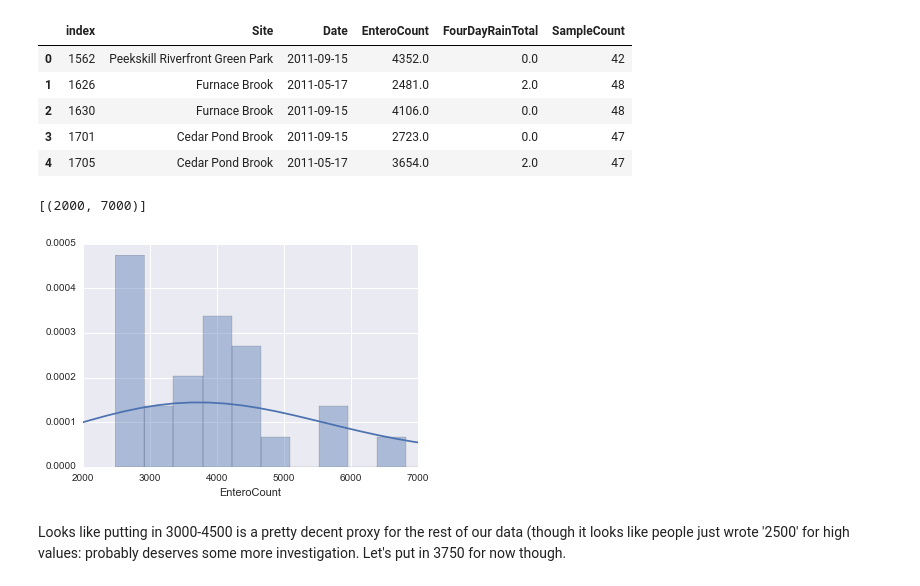
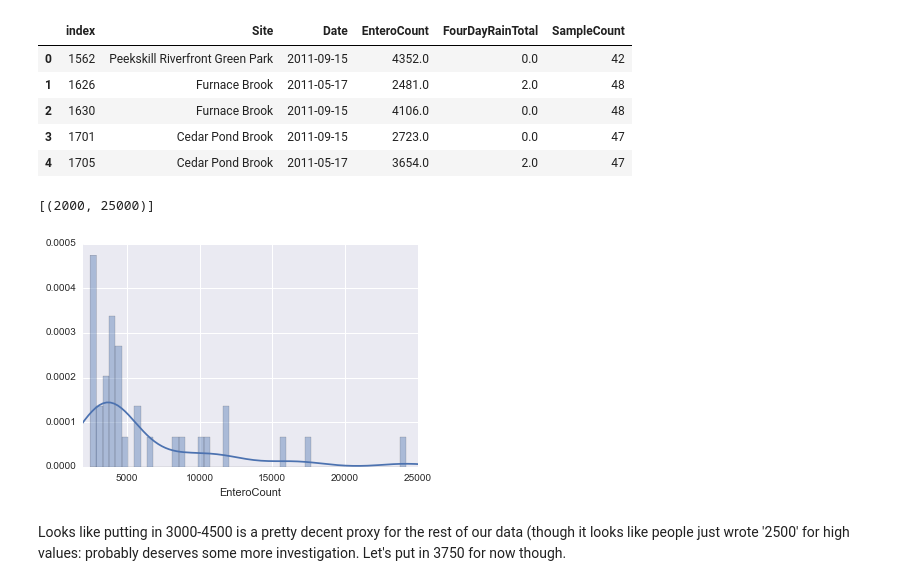
Before and after one commit to jlaurito/CUNY_IS608, a Jupyter notebook: lecture5/hw4_sample/Hudson_River.ipynb, the cells around one changed output. Cells and saved outputs as stored; diff of their text form; code cells hidden in the pictures.

```diff
--- a/lecture5/hw4_sample/Hudson_River.ipynb
+++ b/lecture5/hw4_sample/Hudson_River.ipynb
@@ -95,14 +95,13 @@ outliers.head()
 | 4 | 1705 | Cedar Pond Brook | 2011-05-17 | 3654.0 | 2.0 | 47 |
 # %%
 outliers['EnteroCount'] = outliers['EnteroCount'].convert_objects(convert_numeric=True)
-#pt = ggplot(outliers,aes(x='EnteroCount')) + geom_histogram(binwidth=100) + xlim(2400, 5000) + ylim(0,100)
-#pt
+
 pt = sns.distplot(outliers['EnteroCount'], bins=50)
 
-pt.set(xlim=(2000,7000))
+pt.set(xlim=(2000,25000))
 # %% [output]
-[(2000, 7000)]
+[(2000, 25000)]
-[figure, old version]
+[figure, new version]
 # %% [markdown]
 Looks like putting in 3000-4500 is a pretty decent proxy for the rest of our data (though it looks like people just wrote '2500' for high values: probably deserves some more investigation. Let's put in 3750 for now though.
 # %%
```
Also changed, not shown: parts of 7 cells of this notebook, 2 other files.
